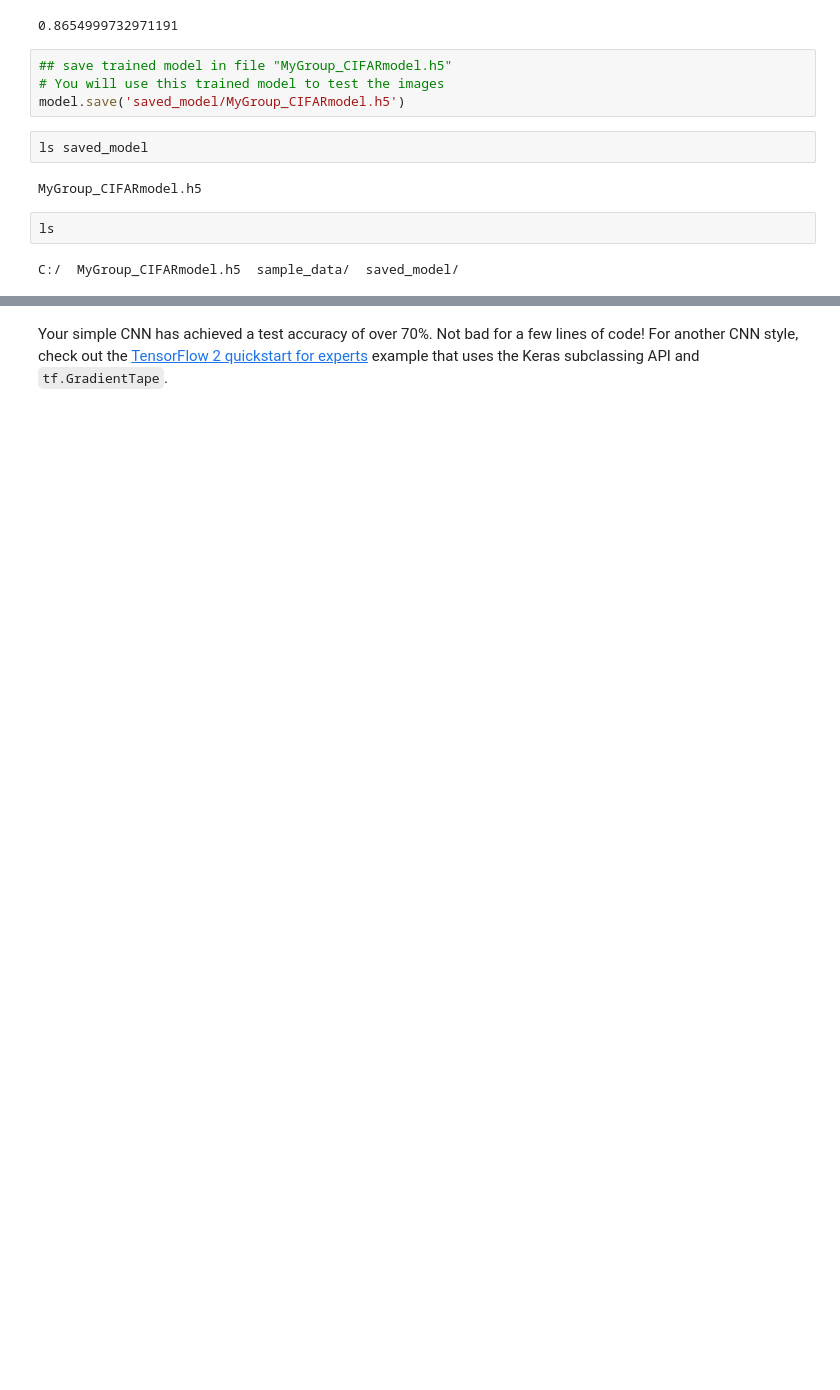
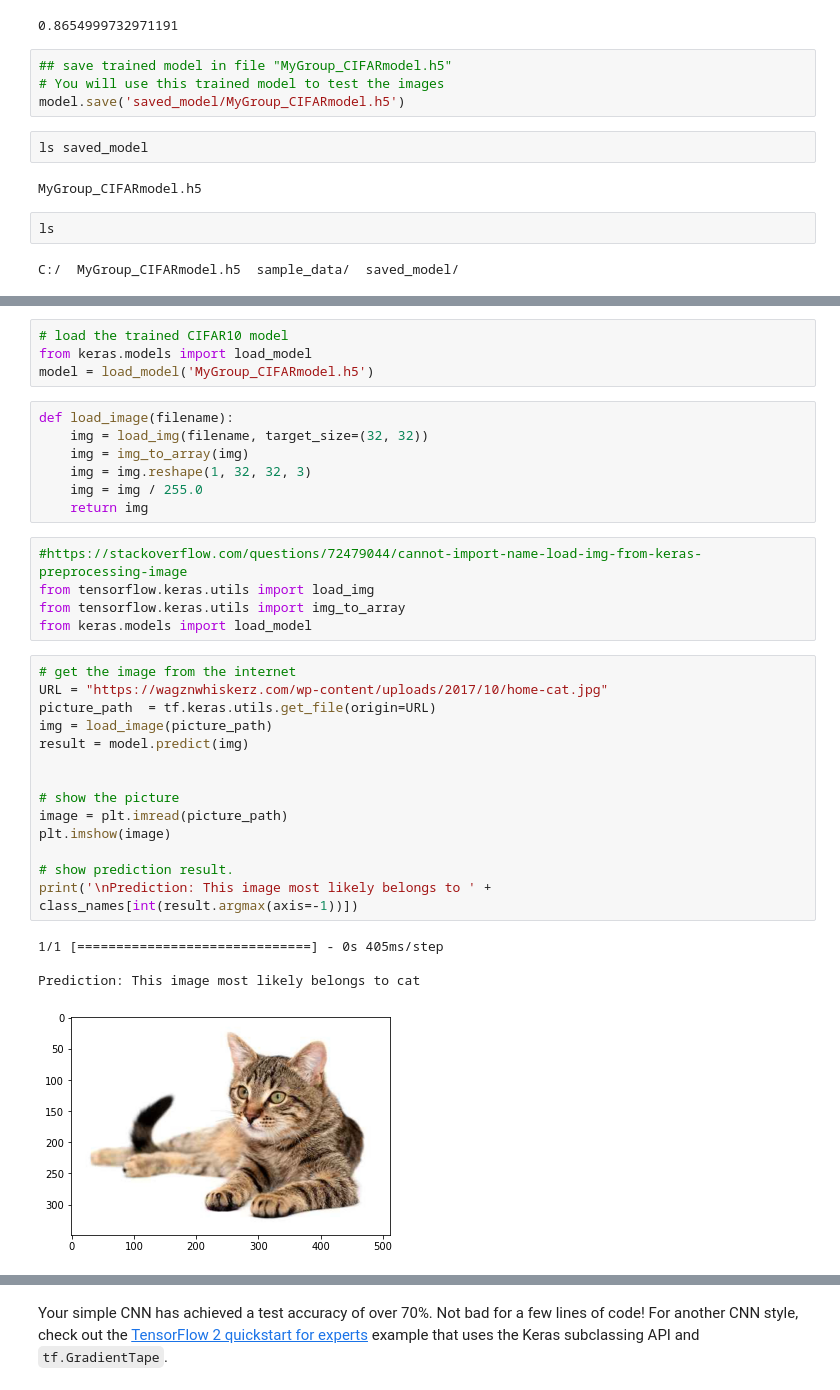
Before and after one commit to chpham1234/EE104, a Jupyter notebook: site/en/tutorials/images/cnn.ipynb, the cells around one changed output, grey strips where cells are left out. Drawn from its saved outputs; the diff is of its cells as text; blank space fills up the shorter version.

```diff
--- a/site/en/tutorials/images/cnn.ipynb
+++ b/site/en/tutorials/images/cnn.ipynb
@@ -254,3 +254,38 @@ files.download('saved_model/MyGroup_CIFARmodel.h5')
 # %% [output]
 [interactive output not drawn]
 [interactive output not drawn]
+# %%
+# load the trained CIFAR10 model
+from keras.models import load_model
+model = load_model('MyGroup_CIFARmodel.h5')
+# %%
+def load_image(filename):
+	img = load_img(filename, target_size=(32, 32))
+	img = img_to_array(img)
+	img = img.reshape(1, 32, 32, 3)
+	img = img / 255.0
+	return img
+# %%
+#https://stackoverflow.com/questions/72479044/cannot-import-name-load-img-from-keras-preprocessing-image
+from tensorflow.keras.utils import load_img
+from tensorflow.keras.utils import img_to_array
+from keras.models import load_model
+# %%
+# get the image from the internet
+URL = "https://wagznwhiskerz.com/wp-content/uploads/2017/10/home-cat.jpg"
+picture_path  = tf.keras.utils.get_file(origin=URL)
+img = load_image(picture_path)
+result = model.predict(img)
+
+
+# show the picture
+image = plt.imread(picture_path)
+plt.imshow(image)
+
+# show prediction result.
+print('\nPrediction: This image most likely belongs to ' + class_names[int(result.argmax(axis=-1))])
+# %% [output]
+1/1 [==============================] - 0s 405ms/step
+
+Prediction: This image most likely belongs to cat
+[figure, added]
```
Also changed, not shown: parts of 1 cell of this notebook.
